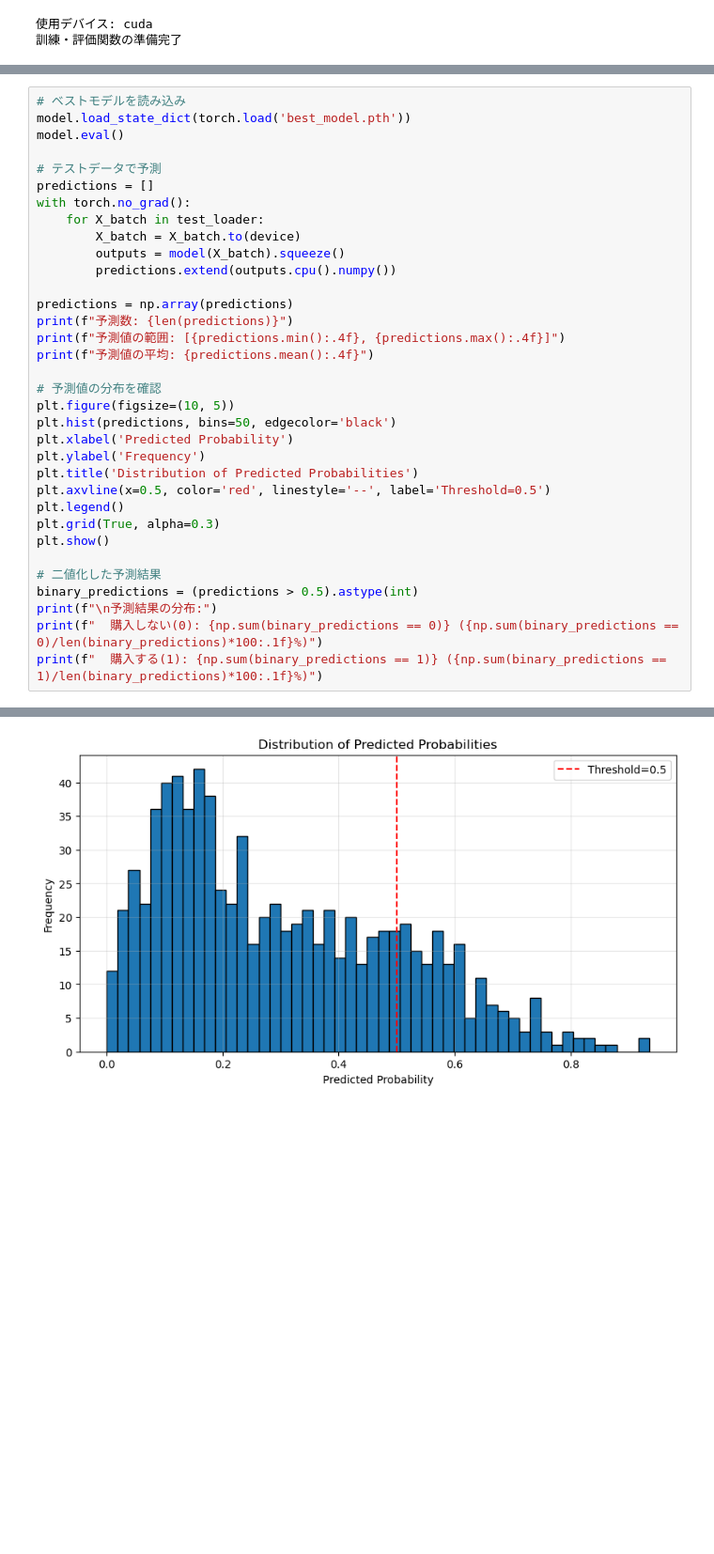
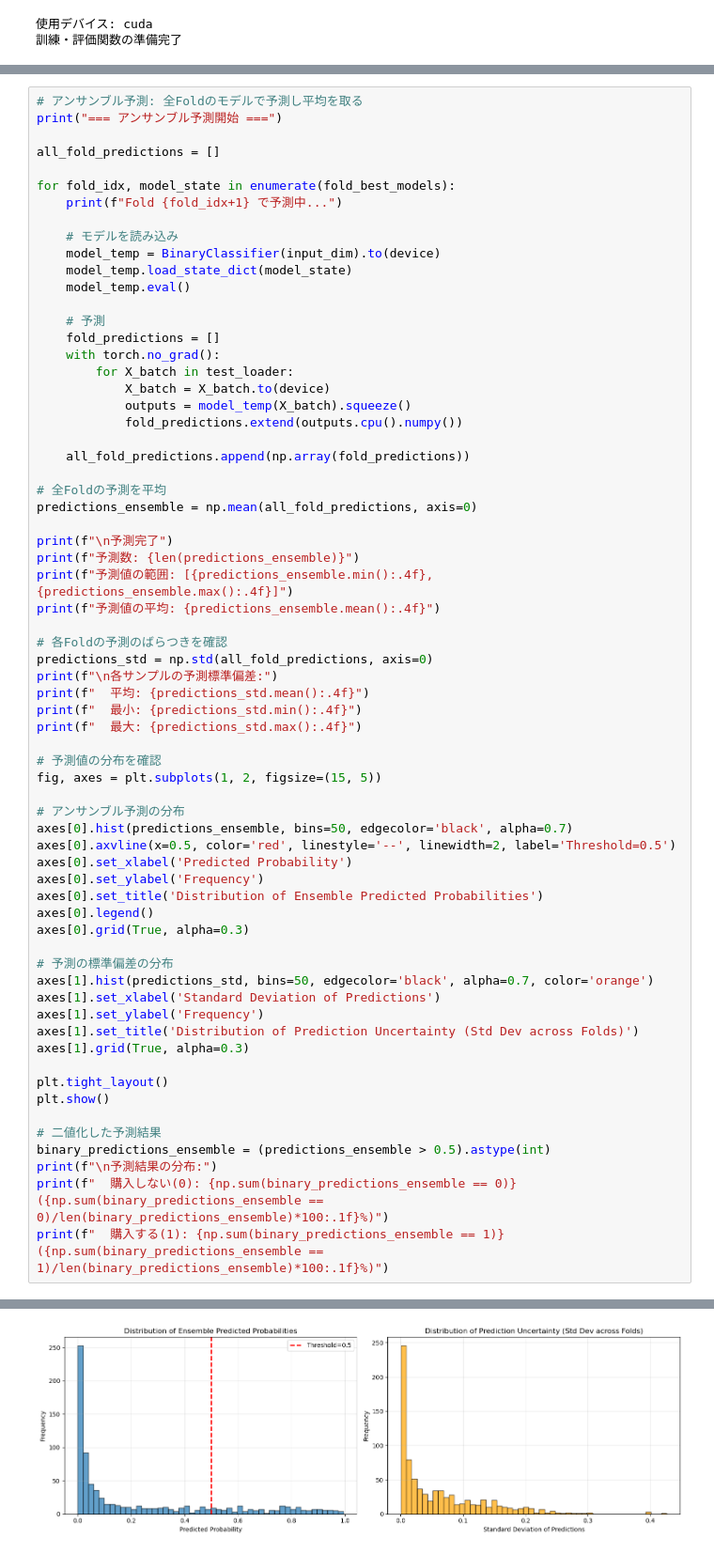
Before and after one commit to tnkm23/Signate-DSCompe2025, a Jupyter notebook: EDA.ipynb, the cells around one changed output, grey strips where cells are left out. Shown at 94% size. Drawn from its saved outputs; the diff is of its cells as text; blank space fills up the shorter version.

```diff
--- a/EDA.ipynb
+++ b/EDA.ipynb
@@ -753,35 +842,67 @@ print(f"最終エポック - Train Acc: {train_accs[-1]:.4f}, Val Acc: {val_accs
 # %%
-# ベストモデルを読み込み
-model.load_state_dict(torch.load('best_model.pth'))
-model.eval()
+# アンサンブル予測: 全Foldのモデルで予測し平均を取る
+print("=== アンサンブル予測開始 ===")
 
-# テストデータで予測
-predictions = []
-with torch.no_grad():
-    for X_batch in test_loader:
-        X_batch = X_batch.to(device)
-        outputs = model(X_batch).squeeze()
-        predictions.extend(outputs.cpu().numpy())
+all_fold_predictions = []
 
-predictions = np.array(predictions)
-print(f"予測数: {len(predictions)}")
-print(f"予測値の範囲: [{predictions.min():.4f}, {predictions.max():.4f}]")
-print(f"予測値の平均: {predictions.mean():.4f}")
+for fold_idx, model_state in enumerate(fold_best_models):
+    print(f"Fold {fold_idx+1} で予測中...")
+
+    # モデルを読み込み
+    model_temp = BinaryClassifier(input_dim).to(device)
+    model_temp.load_state_dict(model_state)
+    model_temp.eval()
+
+    # 予測
+    fold_predictions = []
+    with torch.no_grad():
+        for X_batch in test_loader:
+            X_batch = X_batch.to(device)
+            outputs = model_temp(X_batch).squeeze()
+            fold_predictions.extend(outputs.cpu().numpy())
+
+    all_fold_predictions.append(np.array(fold_predictions))
+
+# 全Foldの予測を平均
+predictions_ensemble = np.mean(all_fold_predictions, axis=0)
+
+print(f"\n予測完了")
+print(f"予測数: {len(predictions_ensemble)}")
+print(f"予測値の範囲: [{predictions_ensemble.min():.4f}, {predictions_ensemble.max():.4f}]")
+print(f"予測値の平均: {predictions_ensemble.mean():.4f}")
+
+# 各Foldの予測のばらつきを確認
+predictions_std = np.std(all_fold_predictions, axis=0)
+print(f"\n各サンプルの予測標準偏差:")
+print(f"  平均: {predictions_std.mean():.4f}")
+print(f"  最小: {predictions_std.min():.4f}")
+print(f"  最大: {predictions_std.max():.4f}")
 
 # 予測値の分布を確認
-plt.figure(figsize=(10, 5))
-plt.hist(predictions, bins=50, edgecolor='black')
-plt.xlabel('Predicted Probability')
-plt.ylabel('Frequency')
-plt.title('Distribution of Predicted Probabilities')
-plt.axvline(x=0.5, color='red', linestyle='--', label='Threshold=0.5')
-plt.legend()
-plt.grid(True, alpha=0.3)
+fig, axes = plt.subplots(1, 2, figsize=(15, 5))
+
+# アンサンブル予測の分布
+axes[0].hist(predictions_ensemble, bins=50, edgecolor='black', alpha=0.7)
+axes[0].axvline(x=0.5, color='red', linestyle='--', linewidth=2, label='Threshold=0.5')
+axes[0].set_xlabel('Predicted Probability')
+axes[0].set_ylabel('Frequency')
+axes[0].set_title('Distribution of Ensemble Predicted Probabilities')
+axes[0].legend()
+axes[0].grid(True, alpha=0.3)
+
+# 予測の標準偏差の分布
+axes[1].hist(predictions_std, bins=50, edgecolor='black', alpha=0.7, color='orange')
+axes[1].set_xlabel('Standard Deviation of Predictions')
+axes[1].set_ylabel('Frequency')
+axes[1].set_title('Distribution of Prediction Uncertainty (Std Dev across Folds)')
+axes[1].grid(True, alpha=0.3)
+
+plt.tight_layout()
 plt.show()
 
 # 二値化した予測結果
-binary_predictions = (predictions > 0.5).astype(int)
+binary_predictions_ensemble = (predictions_ensemble > 0.5).astype(int)
 print(f"\n予測結果の分布:")
-print(f"  購入しない(0): {np.sum(binary_predictions == 0)} ({np.sum(binary_predictions == 0)/len(binary_predictions)*100:.1f}%)")
-print(f"  購入する(1): {np.sum(binary_predictions == 1)} ({np.sum(binary_predictions == 1)/len(binary_predictions)*100:.1f}%)")
+print(f"  購入しない(0): {np.sum(binary_predictions_ensemble == 0)} ({np.sum(binary_predictions_ensemble == 0)/len(binary_predictions_ensemble)*100:.1f}%)")
+print(f"  購入する(1): {np.sum(binary_predictions_ensemble == 1)} ({np.sum(binary_predictions_ensemble == 1)/len(binary_predictions_ensemble)*100:.1f}%)")
 # %% [output]
@@ -791,2 +926,2 @@ print(f"  購入する(1): {np.sum(binary_predictions == 1)} ({np.sum(binary_pre
-[figure, old version]
+[figure, new version]
 予測結果の分布:
```
Also changed, not shown: parts of 5 cells of this notebook, 2 other files.
